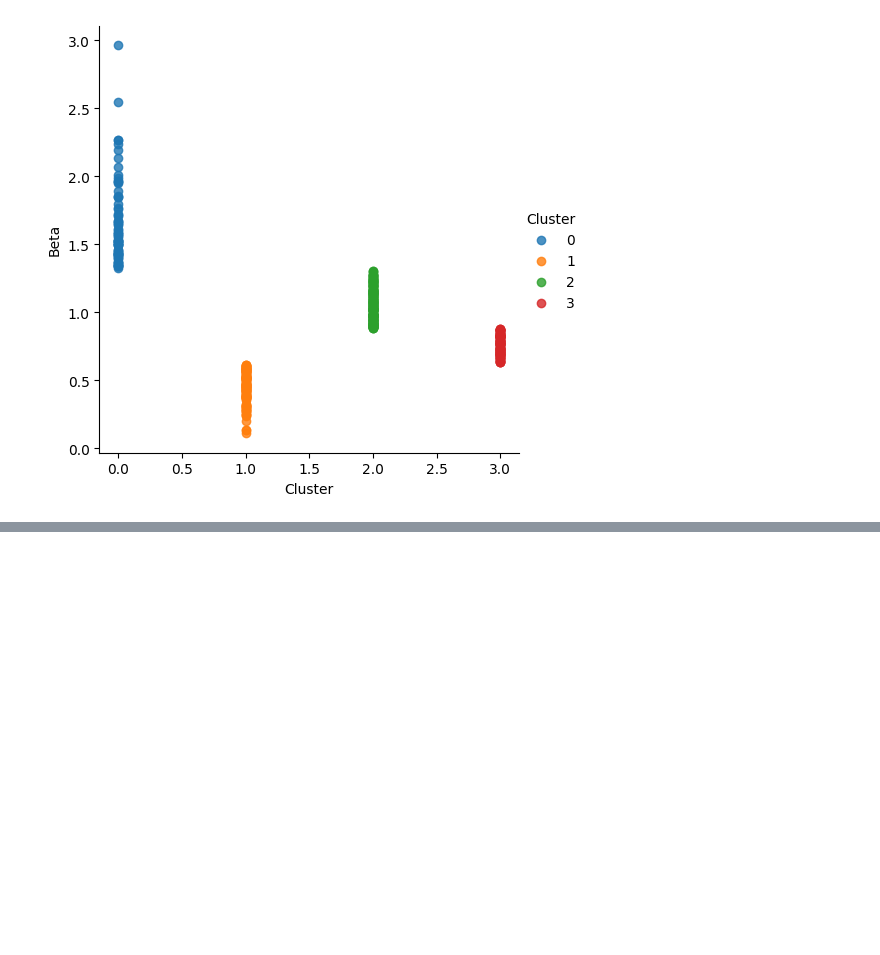
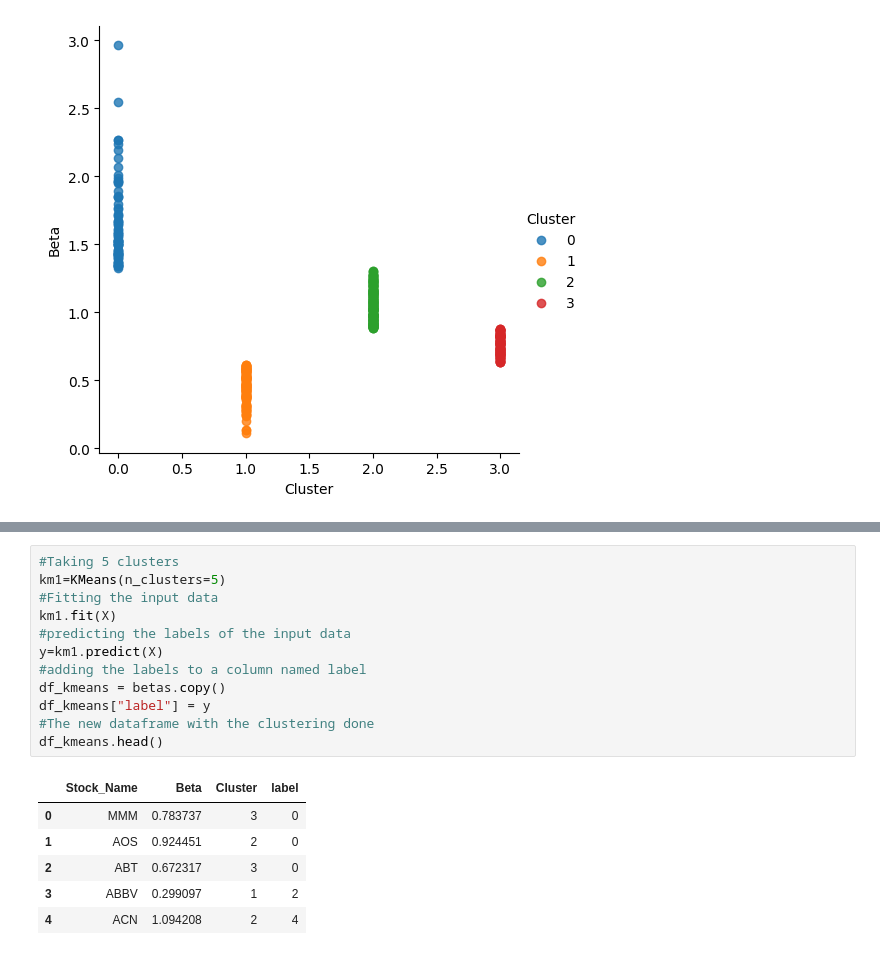
Before and after one commit to chhaybilindaHak/Assessment, a Jupyter notebook: W1941231.ipynb, the cells around one changed output, grey strips where cells are left out. Drawn from its saved outputs; the diff is of its cells as text; blank space fills up the shorter version.

```diff
--- a/W1941231.ipynb
+++ b/W1941231.ipynb
@@ -358,0 +371,19 @@ NameError: name 'data' is not defined
+# %%
+#Taking 5 clusters
+km1=KMeans(n_clusters=5)
+#Fitting the input data
+km1.fit(X)
+#predicting the labels of the input data
+y=km1.predict(X)
+#adding the labels to a column named label
+df_kmeans = betas.copy()
+df_kmeans["label"] = y
+#The new dataframe with the clustering done
+df_kmeans.head()
+# %% [output]
+|  | Stock_Name | Beta | Cluster | label |
+| 0 | MMM | 0.783737 | 3 | 0 |
+| 1 | AOS | 0.924451 | 2 | 0 |
+| 2 | ABT | 0.672317 | 3 | 0 |
+| 3 | ABBV | 0.299097 | 1 | 2 |
+| 4 | ACN | 1.094208 | 2 | 4 |
```
Also changed, not shown: parts of 13 cells of this notebook.
